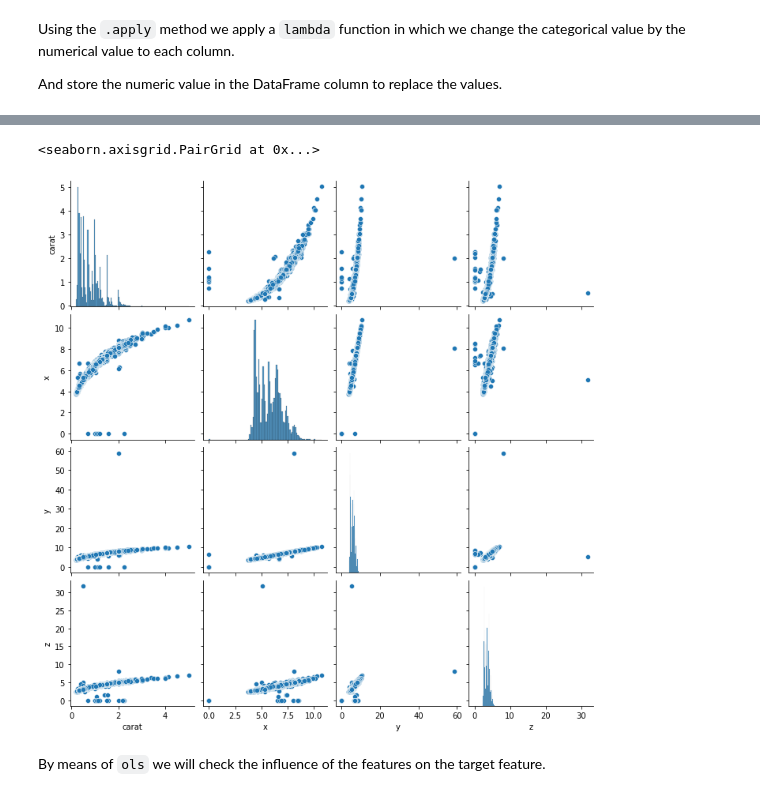
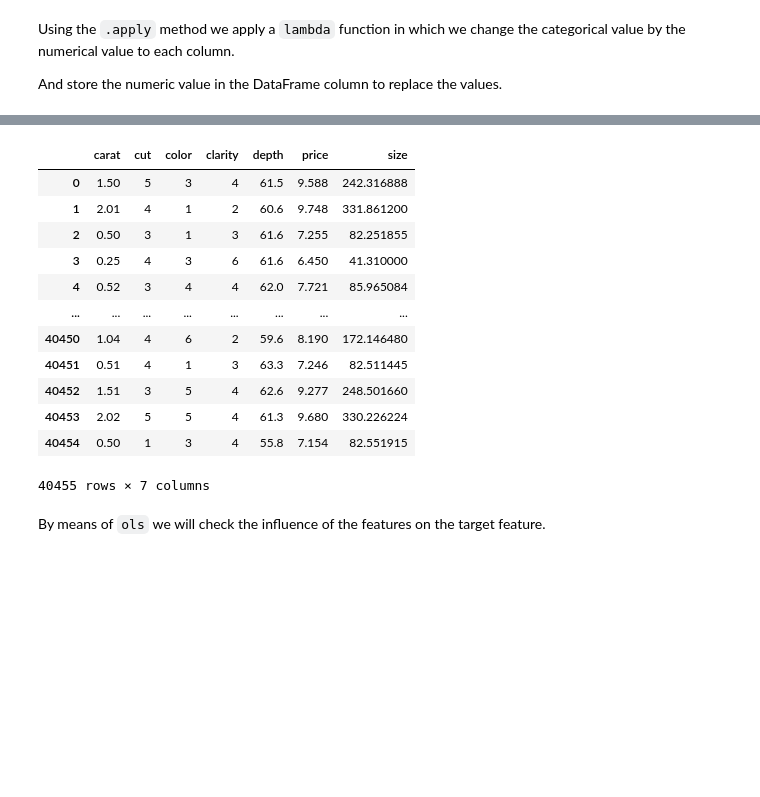
Before and after one commit to MarioGar25/Diamonds-everywhere, a Jupyter notebook: Cleaning.ipynb, the cells around one changed output, grey strips where cells are left out. Cells and saved outputs as stored; diff of their text form; code cells hidden in the pictures; blank space fills up the shorter version.

```diff
--- a/Cleaning.ipynb
+++ b/Cleaning.ipynb
@@ -141,8 +129,21 @@ df_train.corr()
 # %%
-sns.pairplot(df_train[["carat", "x", "y", "z"]], palette="set2")
+df_train["size"] = df_train.x * df_train.y * df_train.z
-# %% [output]
-<seaborn.axisgrid.PairGrid at 0x...>
-[figure, removed]
+# %%
+df_train.drop(["x", "y", "z"], axis=1)
+# %% [output]
+|  | carat | cut | color | clarity | depth | price | size |
+| 0 | 1.50 | 5 | 3 | 4 | 61.5 | 9.588 | 242.316888 |
+| 1 | 2.01 | 4 | 1 | 2 | 60.6 | 9.748 | 331.861200 |
+| 2 | 0.50 | 3 | 1 | 3 | 61.6 | 7.255 | 82.251855 |
+| 3 | 0.25 | 4 | 3 | 6 | 61.6 | 6.450 | 41.310000 |
+| 4 | 0.52 | 3 | 4 | 4 | 62.0 | 7.721 | 85.965084 |
+| ... | ... | ... | ... | ... | ... | ... | ... |
+| 40450 | 1.04 | 4 | 6 | 2 | 59.6 | 8.190 | 172.146480 |
+| 40451 | 0.51 | 4 | 1 | 3 | 63.3 | 7.246 | 82.511445 |
+| 40452 | 1.51 | 3 | 5 | 4 | 62.6 | 9.277 | 248.501660 |
+| 40453 | 2.02 | 5 | 5 | 4 | 61.3 | 9.680 | 330.226224 |
+| 40454 | 0.50 | 1 | 3 | 4 | 55.8 | 7.154 | 82.551915 |
+40455 rows × 7 columns
 # %% [markdown]
 By means of `ols` we will check the influence of the features on the target feature.
 # %%
```
Also changed, not shown: parts of 7 cells of this notebook.
